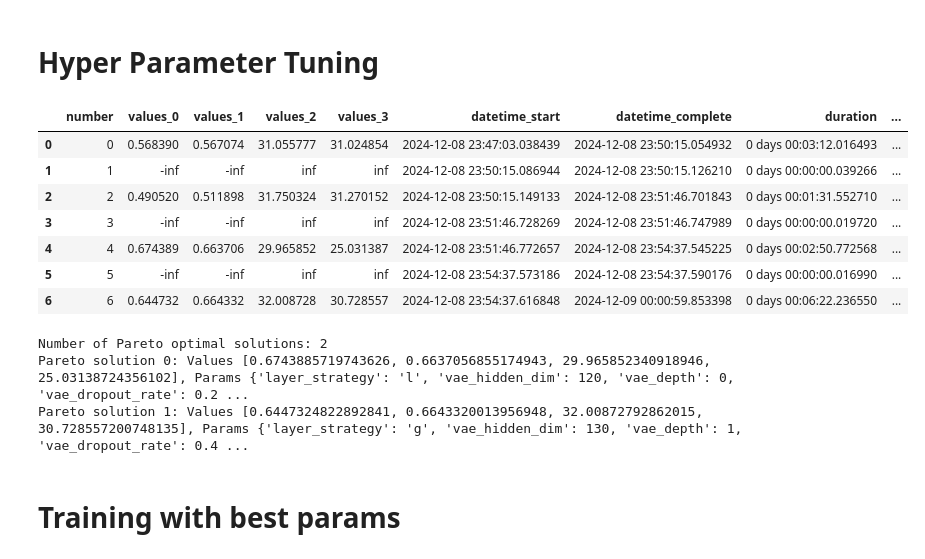
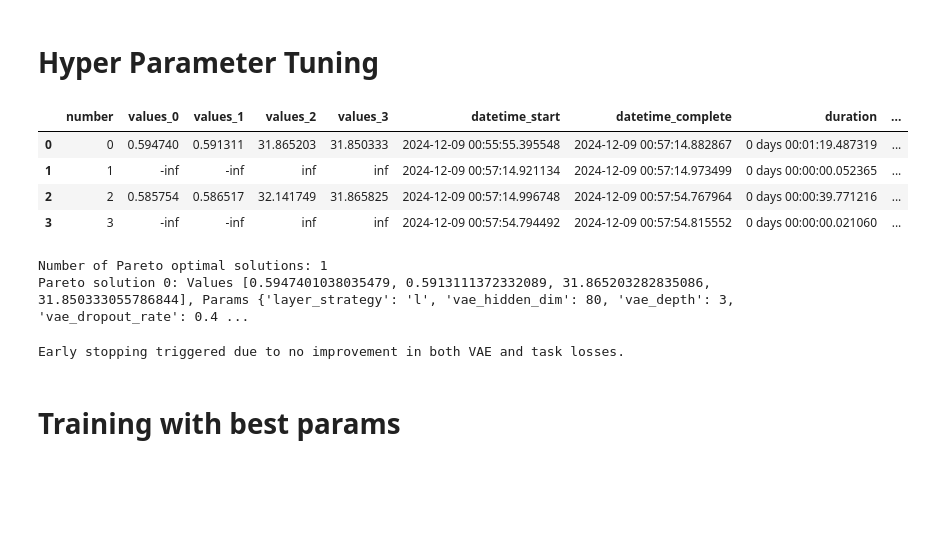
Before and after one commit to xuxu-wei/sepsis-mortality, a Jupyter notebook: risk_model/VAE_dev.ipynb, the cells around one changed output. Cells and saved outputs as stored; diff of their text form; code cells hidden in the pictures; blank space fills up the shorter version.

```diff
--- a/risk_model/VAE_dev.ipynb
+++ b/risk_model/VAE_dev.ipynb
@@ -71,7 +71,7 @@ run in notebook
 current device: cuda
 # %%
 df = pd.read_csv(f'{DATA}/imputed/MIMIC_IV_clean_imputed.tsv.gz', sep='\t', index_col='ID')
-df = df.sample(frac=0.1) if IN_NOTEBOOK else df
+df = df.sample(frac=0.3) # 快速尝试 确定调参范围
 features, _, _, outcomes = get_risk_model_features()
 X, y = load_data(df, outcome_ix=0) # 这里加载了 28-d mortality 作为预测目标
 
@@ -247,8 +241,13 @@ if RUN_MODE=='tuning':
                 recon_losses.append(recon_loss)
                 vae_losses.append(vae_loss)
 
+                # 性能太差的提前终止
+                if np.mean(aucs_1) <= 0.7 and np.mean(aucs_2) <= 0.7:
+                    break
+
             # 返回平均交叉验证分数（负均方误差）
             return np.mean(aucs_1), np.mean(aucs_2), np.mean(vae_losses), np.mean(recon_losses)
+
         except Exception as e:
             print(f"Trial failed with error: {e}")
             return -np.inf, -np.inf, np.inf, np.inf
@@ -298,43 +297,40 @@ if RUN_MODE=='tuning':
 
     # 使用 Optuna 优化
     study = optuna.create_study(directions=["maximize", "maximize", "minimize", 'minimize'], sampler=optuna.samplers.NSGAIISampler(seed=20221021))  # 或 "minimize"，取决于评分标准
     study.optimize(objective, n_trials=N_TRIAL, callbacks=[trial_callback])
 
     # 保存实验结果
     with open(f"{risk_hybrid_vae}/optuna_study.pkl", "wb") as f:
         print('调参结束，正在保存optuna调参试验结果')
         pickle.dump(study, f)
 
     # 获取 Pareto 前沿解
     pareto_front = study.best_trials
     print("Pareto Front Solutions:")
     for trial in pareto_front:
         print(f"Trial {trial.number}: Values {trial.values}, Params {trial.params}")
 
     # 保存 Pareto 解到文件
     pareto_data = [
         {"trial_number": trial.number, "values": trial.values, "params": trial.params}
         for trial in pareto_front
     ]
     with open(f"{risk_hybrid_vae}/pareto_solutions.json", "w") as f:
         json.dump(pareto_data, f)
 
 
     # 保存完整调参历史为 xlsx 文件
     df_trials = study.trials_dataframe()
     df_trials.to_excel(f"{risk_hybrid_vae}/tuning_history.xlsx", index=False)
 # %% [output]
 |  | number | values_0 | values_1 | values_2 | values_3 | datetime_start | datetime_complete | duration | ... |
-| 0 | 0 | 0.568390 | 0.567074 | 31.055777 | 31.024854 | 2024-12-08 23:47:03.038439 | 2024-12-08 23:50:15.054932 | 0 days 00:03:12.016493 | ... |
-| 1 | 1 | -inf | -inf | inf | inf | 2024-12-08 23:50:15.086944 | 2024-12-08 23:50:15.126210 | 0 days 00:00:00.039266 | ... |
-| 2 | 2 | 0.490520 | 0.511898 | 31.750324 | 31.270152 | 2024-12-08 23:50:15.149133 | 2024-12-08 23:51:46.701843 | 0 days 00:01:31.552710 | ... |
-| 3 | 3 | -inf | -inf | inf | inf | 2024-12-08 23:51:46.728269 | 2024-12-08 23:51:46.747989 | 0 days 00:00:00.019720 | ... |
-| 4 | 4 | 0.674389 | 0.663706 | 29.965852 | 25.031387 | 2024-12-08 23:51:46.772657 | 2024-12-08 23:54:37.545225 | 0 days 00:02:50.772568 | ... |
-| 5 | 5 | -inf | -inf | inf | inf | 2024-12-08 23:54:37.573186 | 2024-12-08 23:54:37.590176 | 0 days 00:00:00.016990 | ... |
-| 6 | 6 | 0.644732 | 0.664332 | 32.008728 | 30.728557 | 2024-12-08 23:54:37.616848 | 2024-12-09 00:00:59.853398 | 0 days 00:06:22.236550 | ... |
+| 0 | 0 | 0.594740 | 0.591311 | 31.865203 | 31.850333 | 2024-12-09 00:55:55.395548 | 2024-12-09 00:57:14.882867 | 0 days 00:01:19.487319 | ... |
+| 1 | 1 | -inf | -inf | inf | inf | 2024-12-09 00:57:14.921134 | 2024-12-09 00:57:14.973499 | 0 days 00:00:00.052365 | ... |
+| 2 | 2 | 0.585754 | 0.586517 | 32.141749 | 31.865825 | 2024-12-09 00:57:14.996748 | 2024-12-09 00:57:54.767964 | 0 days 00:00:39.771216 | ... |
+| 3 | 3 | -inf | -inf | inf | inf | 2024-12-09 00:57:54.794492 | 2024-12-09 00:57:54.815552 | 0 days 00:00:00.021060 | ... |
-Number of Pareto optimal solutions: 2
-Pareto solution 0: Values [0.6743885719743626, 0.6637056855174943, 29.965852340918946, 25.03138724356102], Params {'layer_strategy': 'l', 'vae_hidden_dim': 120, 'vae_depth': 0, 'vae_dropout_rate': 0.2 ...
-Pareto solution 1: Values [0.6447324822892841, 0.6643320013956948, 32.00872792862015, 30.728557200748135], Params {'layer_strategy': 'g', 'vae_hidden_dim': 130, 'vae_depth': 1, 'vae_dropout_rate': 0.4 ...
+Number of Pareto optimal solutions: 1
+Pareto solution 0: Values [0.5947401038035479, 0.5913111372332089, 31.865203282835086, 31.850333055786844], Params {'layer_strategy': 'l', 'vae_hidden_dim': 80, 'vae_depth': 3, 'vae_dropout_rate': 0.4 ...
+Early stopping triggered due to no improvement in both VAE and task losses.
 # %% [markdown]
 # Training with best params
 # %%
```
Also changed, not shown: parts of 3 cells of this notebook, 1 other file.
